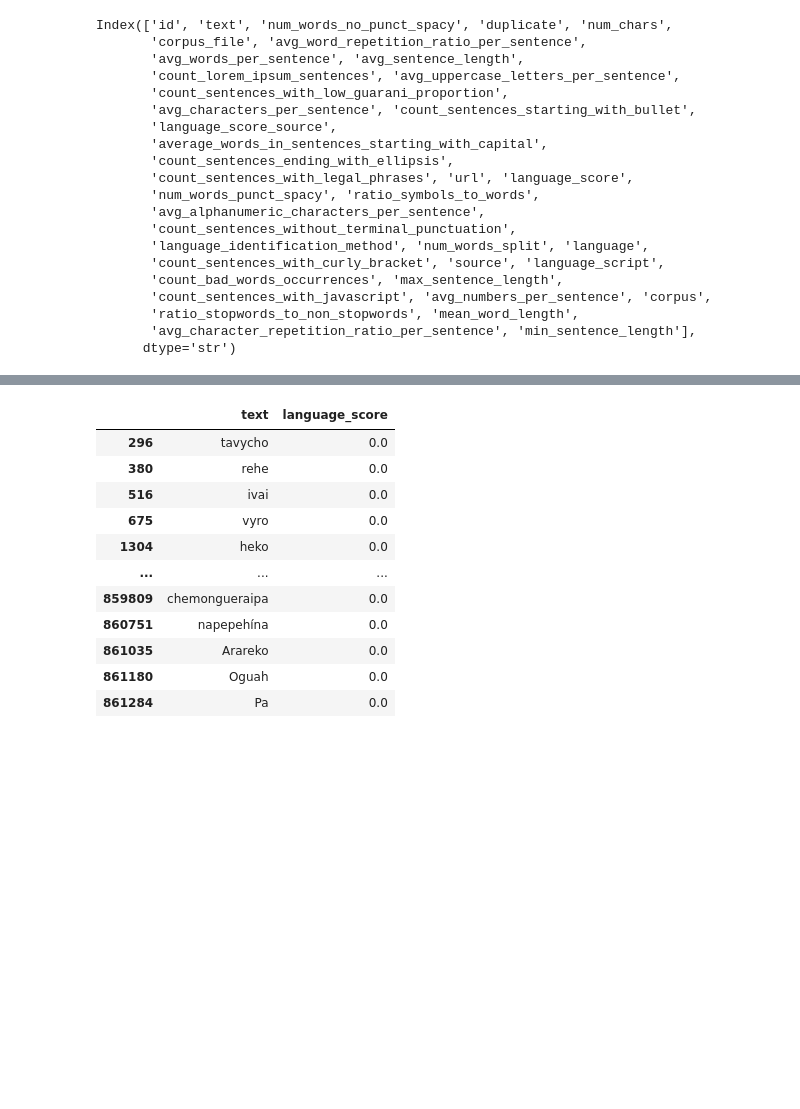
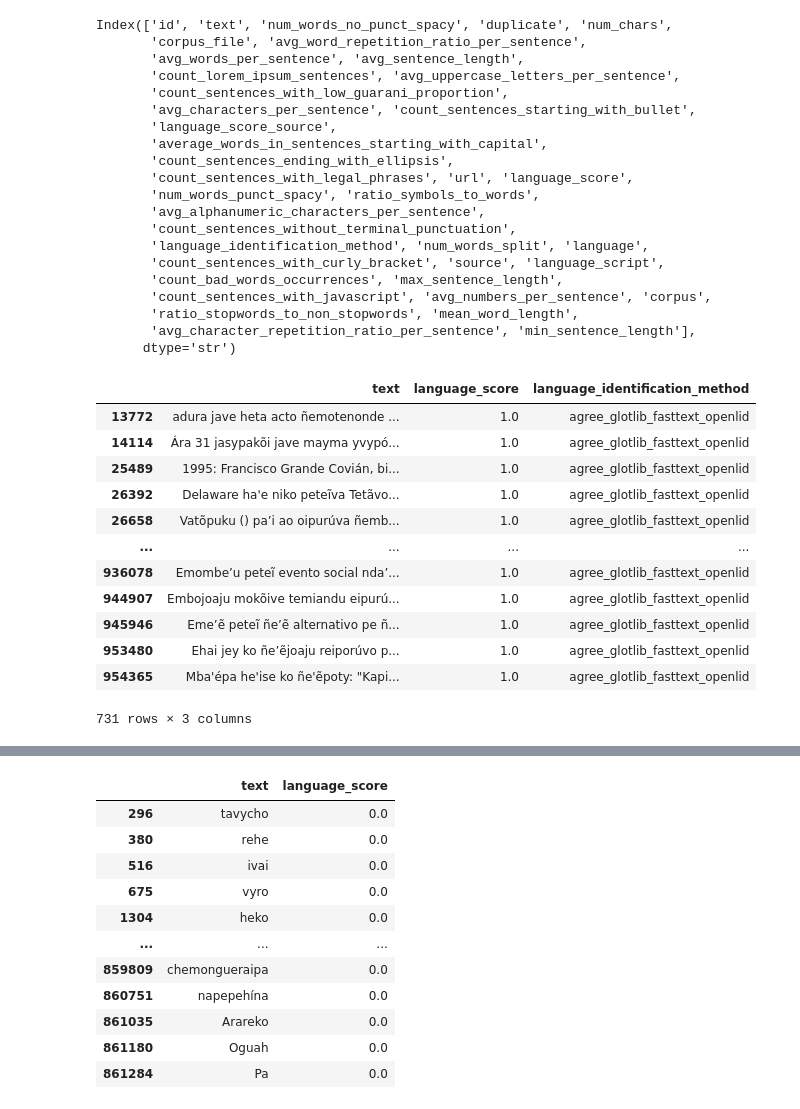
Before and after one commit to guaran-ia/corpus, a Jupyter notebook: src/experiments/heuristics_filtering/heuristics_exploration.ipynb, the cells around one changed output, grey strips where cells are left out. Saved outputs shown, nothing was run; the diff lists cells and outputs as text; code cells hidden in the pictures; blank space fills up the shorter version.

```diff
--- a/src/experiments/heuristics_filtering/heuristics_exploration.ipynb
+++ b/src/experiments/heuristics_filtering/heuristics_exploration.ipynb
@@ -200,3 +202,19 @@ df_all[df_all['language_score']<0.7].to_json(str(PROJECT_ROOT/ 'outputs'/ 'heuri
+# %%
+df_all[df_all['language_score']==1.0][['text', 'language_score', 'language_identification_method']]
+# %% [output]
+|  | text | language_score | language_identification_method |
+| 13772 | adura jave heta acto ñemotenonde ... | 1.0 | agree_glotlib_fasttext_openlid |
+| 14114 | Ára 31 jasypakõi jave mayma yvypó... | 1.0 | agree_glotlib_fasttext_openlid |
+| 25489 | 1995: Francisco Grande Covián, bi... | 1.0 | agree_glotlib_fasttext_openlid |
+| 26392 | Delaware ha'e niko peteĩva Tetãvo... | 1.0 | agree_glotlib_fasttext_openlid |
+| 26658 | Vatõpuku () pa’i ao oipurúva ñemb... | 1.0 | agree_glotlib_fasttext_openlid |
+| ... | ... | ... | ... |
+| 936078 | Emombe’u peteĩ evento social nda’... | 1.0 | agree_glotlib_fasttext_openlid |
+| 944907 | Embojoaju mokõive temiandu eipurú... | 1.0 | agree_glotlib_fasttext_openlid |
+| 945946 | Eme’ẽ peteĩ ñe’ẽ alternativo pe ñ... | 1.0 | agree_glotlib_fasttext_openlid |
+| 953480 | Ehai jey ko ñe’ẽjoaju reiporúvo p... | 1.0 | agree_glotlib_fasttext_openlid |
+| 954365 | Mba'épa he'ise ko ñe'ẽpoty: "Kapi... | 1.0 | agree_glotlib_fasttext_openlid |
+731 rows × 3 columns
 # %%
 fig = px.box(
     df_all,
```
Also changed, not shown: parts of 4 cells of this notebook, 42 other files.
